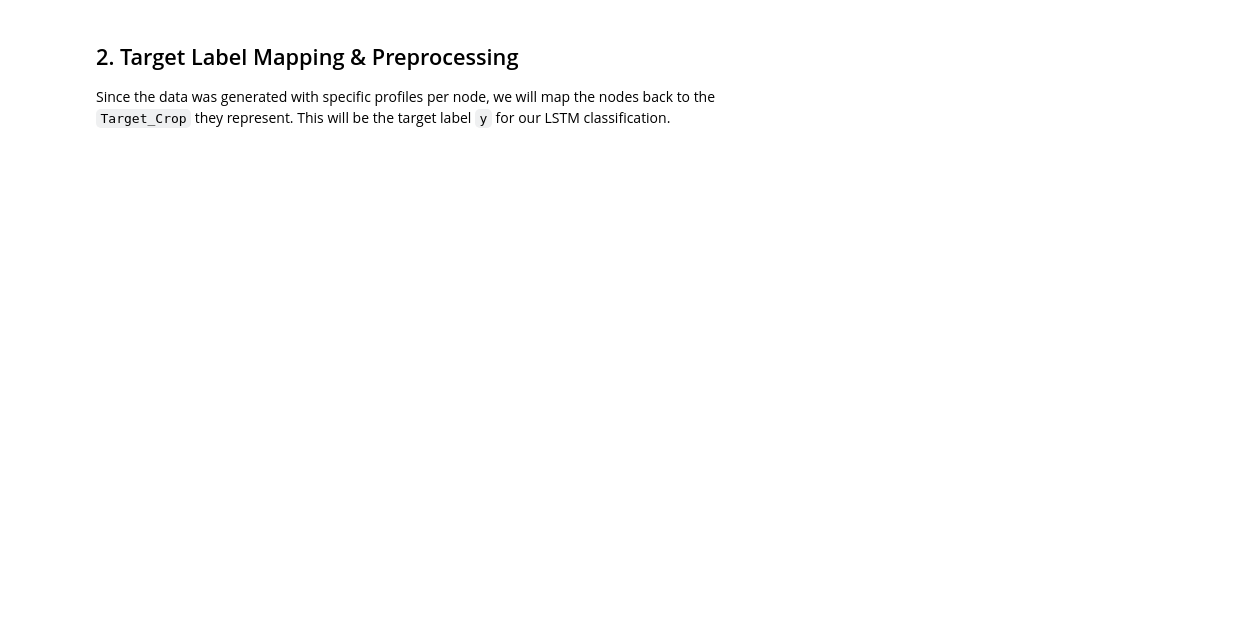
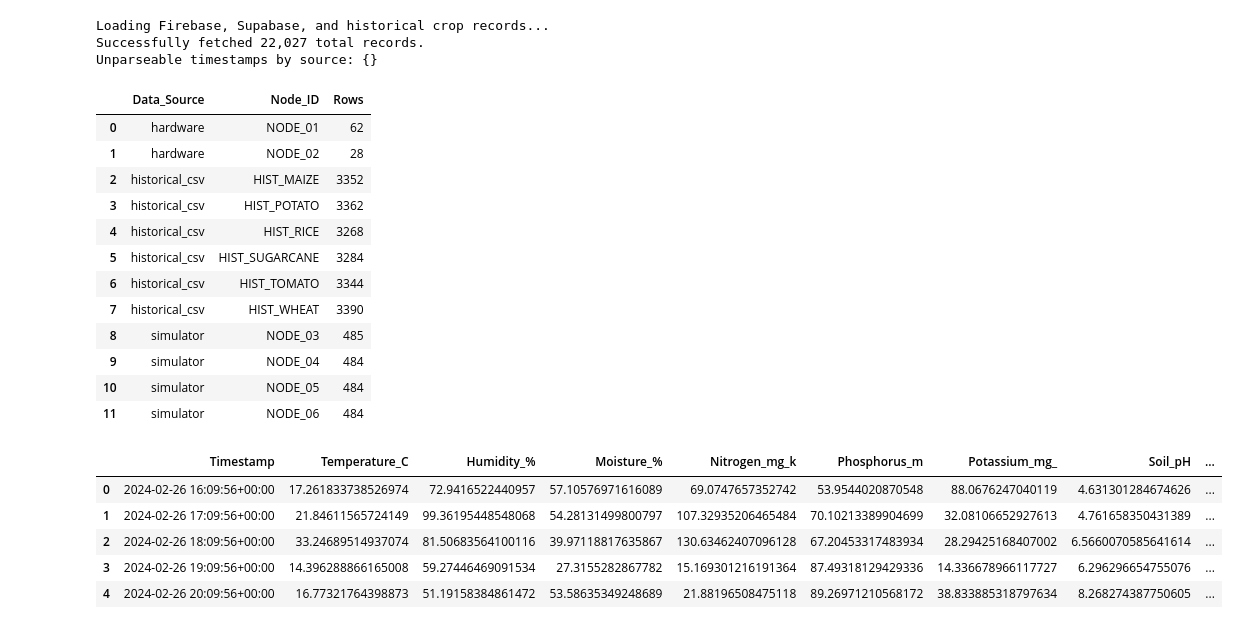
Before and after one commit to Israel-Durotoye/final-year-project, a Jupyter notebook: LSTM_Model_Evaluation.ipynb, the cells around one changed output. Drawn from its saved outputs; the diff is of its cells as text; code cells hidden in the pictures; blank space fills up the shorter version.

```diff
--- a/LSTM_Model_Evaluation.ipynb
+++ b/LSTM_Model_Evaluation.ipynb
@@ -6,21 +6,25 @@ This notebook downloads historical farm sensor data from Supabase, processes it
 This serves as the evaluation phase for Chapter 4 of the final year project report.
 # %%
 import os
+os.environ.setdefault("KERAS_BACKEND", "torch")
+
+import importlib
 import json
 import pandas as pd
 import numpy as np
 import matplotlib.pyplot as plt
 import seaborn as sns
 from dotenv import load_dotenv
-from supabase import create_client
+from backend.ml import crop_training_data, firebase_hardware
+firebase_hardware = importlib.reload(firebase_hardware)
+crop_training_data = importlib.reload(crop_training_data)
+from sklearn.impute import SimpleImputer
 from sklearn.preprocessing import MinMaxScaler, LabelEncoder
-from sklearn.model_selection import train_test_split
-from sklearn.metrics import confusion_matrix, classification_report
+from imblearn.over_sampling import SMOTE
+from sklearn.metrics import balanced_accuracy_score, confusion_matrix, classification_report, f1_score
 import keras
 from keras import layers, callbacks
 import joblib
 
-# Set Keras backend to torch (or tensorflow, depending on environment)
-os.environ["KERAS_BACKEND"] = "torch"
-
 print("Libraries loaded successfully!")
+print("Training data module:", crop_training_data.__file__)
@@ -30,28 +37,60 @@ Fetch the simulated historical telemetry from the `capstone_dataset` table. In o
 # %%
 # Load environment variables from .env file
 load_dotenv()
 
-URL = os.environ.get("VITE_SUPABASE_URL")
-KEY = os.environ.get("VITE_SUPABASE_ANON_KEY")
 
-if not URL or not KEY:
-    raise ValueError("Missing Supabase credentials in .env")
+print("Loading Firebase, Supabase, and historical crop records...")
+data = crop_training_data.fetch_all_crop_training_rows(
+    page_size=1000,
+    include_historical=True,
+)
+if not data:
+    raise ValueError("No training records were returned from Firebase, Supabase, or the historical dataset.")
 
-print("Connecting to Supabase...")
-supabase = create_client(URL, KEY)
-
-# Fetch up to 20,000 rows ordered chronologically
-response = supabase.table("capstone_dataset").select("*").order("Timestamp").limit(20000).execute()
-
-data = response.data
-print(f"Successfully fetched {len(data)} records.")
+print(f"Successfully fetched {len(data):,} total records.")
 
 # Convert to pandas DataFrame for easier exploration
 df = pd.DataFrame(data)
-df['Timestamp'] = pd.to_datetime(df['Timestamp'])
+raw_timestamps = df['Timestamp'].copy()
+df['Timestamp'] = pd.to_datetime(
+    raw_timestamps,
+    format='mixed',
+    utc=True,
+    errors='coerce',
+)
+timestamp_failures = df.loc[df['Timestamp'].isna()].groupby('Data_Source').size().to_dict()
+print('Unparseable timestamps by source:', timestamp_failures)
+
+source_summary = (
+    df.groupby(['Data_Source', 'Node_ID'])
+      .size()
+      .rename('Rows')
+      .reset_index()
+)
+display(source_summary)
 
 # Display sample data for Chapter 4.2.1
 display(df.head())
+# %% [output]
+Loading Firebase, Supabase, and historical crop records...
+Successfully fetched 22,027 total records.
+Unparseable timestamps by source: {}
+|  | Data_Source | Node_ID | Rows |
+| 0 | hardware | NODE_01 | 62 |
+| 1 | hardware | NODE_02 | 28 |
+| 2 | historical_csv | HIST_MAIZE | 3352 |
+| 3 | historical_csv | HIST_POTATO | 3362 |
+| 4 | historical_csv | HIST_RICE | 3268 |
+| 5 | historical_csv | HIST_SUGARCANE | 3284 |
+| 6 | historical_csv | HIST_TOMATO | 3344 |
+| 7 | historical_csv | HIST_WHEAT | 3390 |
+| 8 | simulator | NODE_03 | 485 |
+| 9 | simulator | NODE_04 | 484 |
+| 10 | simulator | NODE_05 | 484 |
+| 11 | simulator | NODE_06 | 484 |
+|  | Timestamp | Temperature_C | Humidity_% | Moisture_% | Nitrogen_mg_k | Phosphorus_m | Potassium_mg_ | Soil_pH | ... |
+| 0 | 2024-02-26 16:09:56+00:00 | 17.261833738526974 | 72.9416522440957 | 57.10576971616089 | 69.0747657352742 | 53.9544020870548 | 88.0676247040119 | 4.631301284674626 | ... |
+| 1 | 2024-02-26 17:09:56+00:00 | 21.84611565724149 | 99.36195448548068 | 54.28131499800797 | 107.32935206465484 | 70.10213389904699 | 32.08106652927613 | 4.761658350431389 | ... |
+| 2 | 2024-02-26 18:09:56+00:00 | 33.24689514937074 | 81.50683564100116 | 39.97118817635867 | 130.63462407096128 | 67.20453317483934 | 28.29425168407002 | 6.5660070585641614 | ... |
+| 3 | 2024-02-26 19:09:56+00:00 | 14.396288866165008 | 59.27446469091534 | 27.3155282867782 | 15.169301216191364 | 87.49318129429336 | 14.336678966117727 | 6.296296654755076 | ... |
+| 4 | 2024-02-26 20:09:56+00:00 | 16.77321764398873 | 51.19158384861472 | 53.58635349248689 | 21.88196508475118 | 89.26971210568172 | 38.833885318797634 | 8.268274387750605 | ... |
-# %% [markdown]
-## 2. Target Label Mapping & Preprocessing
-Since the data was generated with specific profiles per node, we will map the nodes back to the `Target_Crop` they represent. This will be the target label `y` for our LSTM classification.
```
Also changed, not shown: parts of 23 cells of this notebook, 33 other files.
